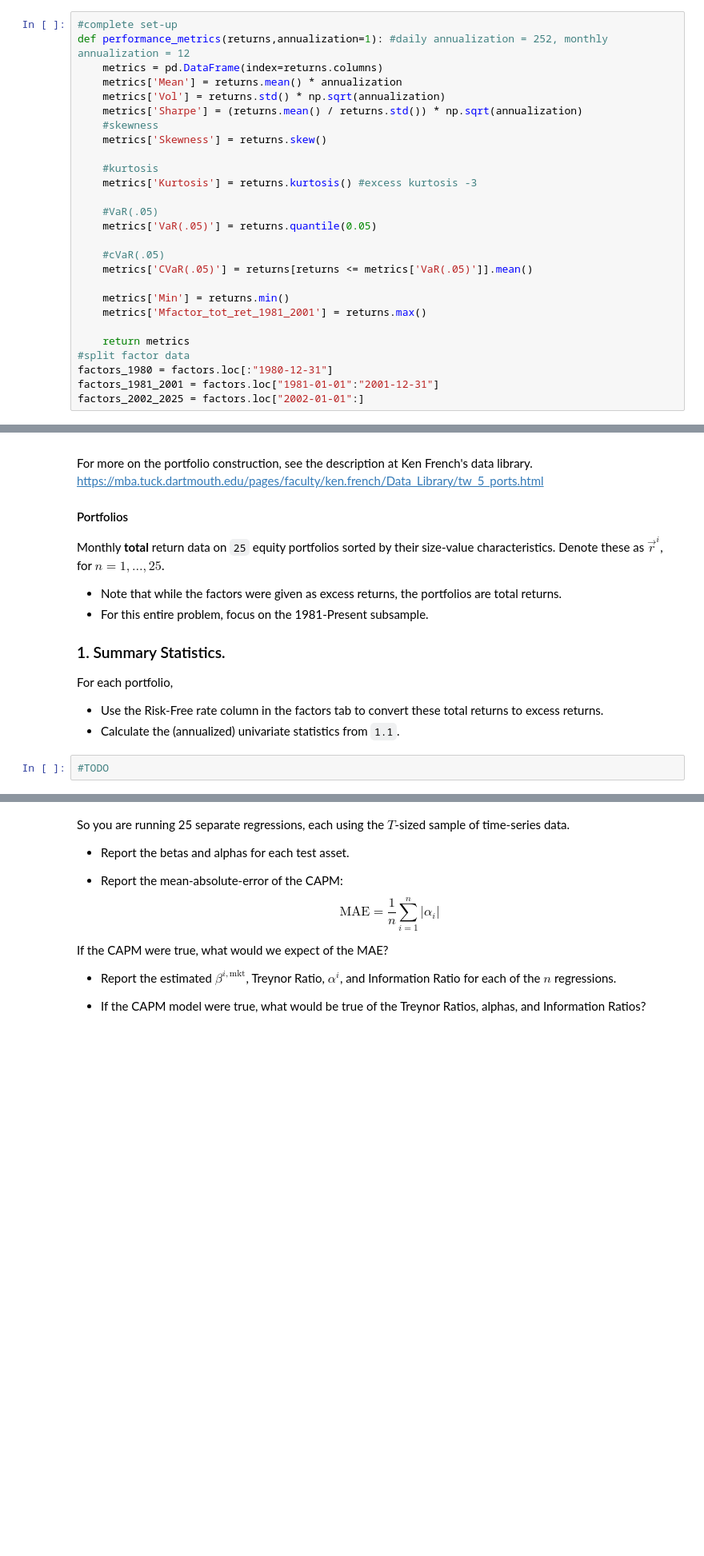
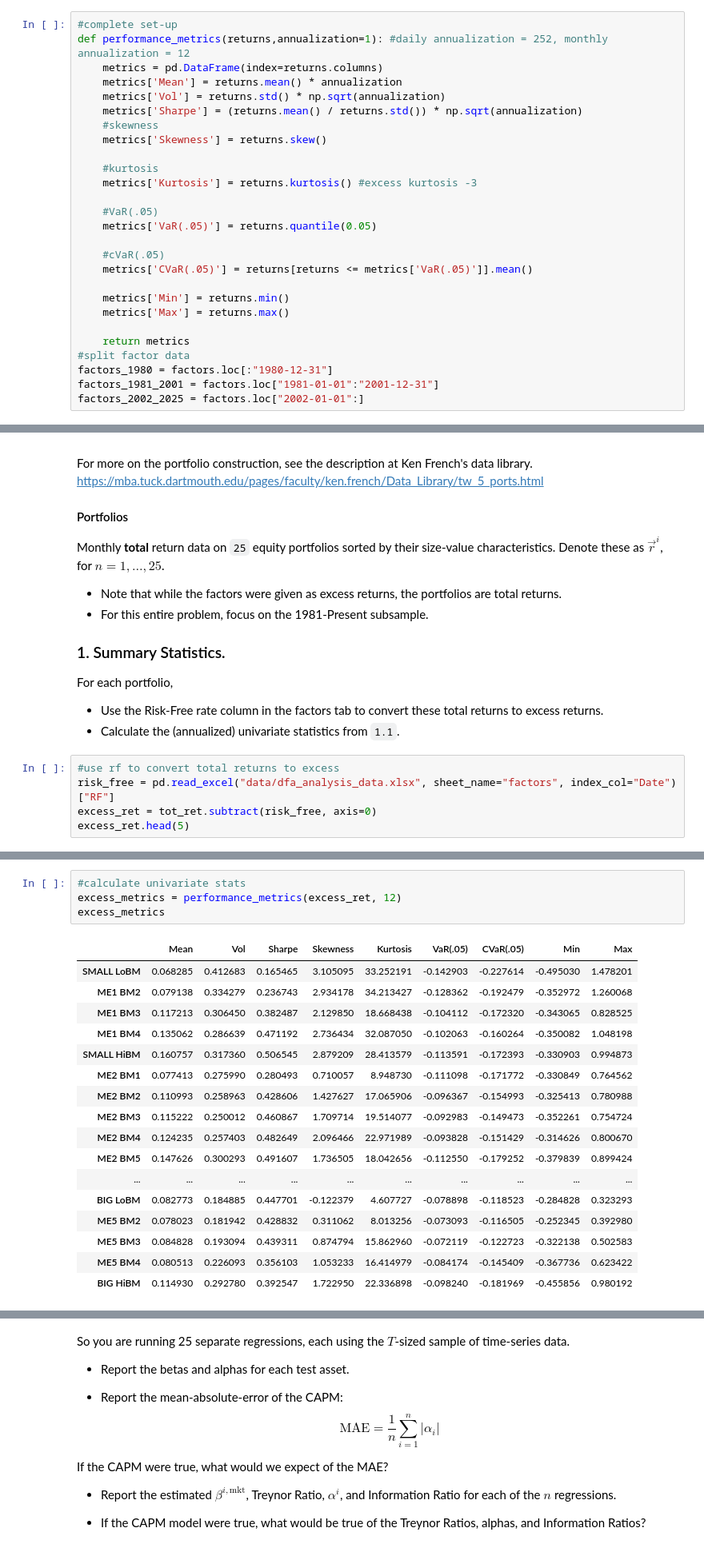
Before and after one commit to amclaugh26/PortfolioHomeworkGroupB, a Jupyter notebook: assignment_4/C.4.0. DFA and Factor Investing.ipynb, the cells around one changed output, grey strips where cells are left out. Shown at 80% size. Drawn from its saved outputs; the diff is of its cells as text; blank space fills up the shorter version.

```diff
--- a/assignment_4/C.4.0. DFA and Factor Investing.ipynb
+++ b/assignment_4/C.4.0. DFA and Factor Investing.ipynb
@@ -91,7 +91,7 @@ def performance_metrics(returns,annualization=1): #daily annualization = 252, mo
     metrics['CVaR(.05)'] = returns[returns <= metrics['VaR(.05)']].mean()
 
     metrics['Min'] = returns.min()
-    metrics['Mfactor_tot_ret_1981_2001'] = returns.max()
+    metrics['Max'] = returns.max()
 
     return metrics
 #split factor data
@@ -241,4 +252,7 @@ For each portfolio,
 - Use the Risk-Free rate column in the factors tab to convert these total returns to excess returns.
 - Calculate the (annualized) univariate statistics from `1.1`.
 # %%
-#TODO
+#use rf to convert total returns to excess
+risk_free = pd.read_excel("data/dfa_analysis_data.xlsx", sheet_name="factors", index_col="Date")["RF"]
+excess_ret = tot_ret.subtract(risk_free, axis=0)
+excess_ret.head(5)
@@ -245,3 +268,25 @@ For each portfolio,
+# %%
+#calculate univariate stats
+excess_metrics = performance_metrics(excess_ret, 12)
+excess_metrics
+# %% [output]
+|  | Mean | Vol | Sharpe | Skewness | Kurtosis | VaR(.05) | CVaR(.05) | Min | Max |
+| SMALL LoBM | 0.068285 | 0.412683 | 0.165465 | 3.105095 | 33.252191 | -0.142903 | -0.227614 | -0.495030 | 1.478201 |
+| ME1 BM2 | 0.079138 | 0.334279 | 0.236743 | 2.934178 | 34.213427 | -0.128362 | -0.192479 | -0.352972 | 1.260068 |
+| ME1 BM3 | 0.117213 | 0.306450 | 0.382487 | 2.129850 | 18.668438 | -0.104112 | -0.172320 | -0.343065 | 0.828525 |
+| ME1 BM4 | 0.135062 | 0.286639 | 0.471192 | 2.736434 | 32.087050 | -0.102063 | -0.160264 | -0.350082 | 1.048198 |
+| SMALL HiBM | 0.160757 | 0.317360 | 0.506545 | 2.879209 | 28.413579 | -0.113591 | -0.172393 | -0.330903 | 0.994873 |
+| ME2 BM1 | 0.077413 | 0.275990 | 0.280493 | 0.710057 | 8.948730 | -0.111098 | -0.171772 | -0.330849 | 0.764562 |
+| ME2 BM2 | 0.110993 | 0.258963 | 0.428606 | 1.427627 | 17.065906 | -0.096367 | -0.154993 | -0.325413 | 0.780988 |
+| ME2 BM3 | 0.115222 | 0.250012 | 0.460867 | 1.709714 | 19.514077 | -0.092983 | -0.149473 | -0.352261 | 0.754724 |
+| ME2 BM4 | 0.124235 | 0.257403 | 0.482649 | 2.096466 | 22.971989 | -0.093828 | -0.151429 | -0.314626 | 0.800670 |
+| ME2 BM5 | 0.147626 | 0.300293 | 0.491607 | 1.736505 | 18.042656 | -0.112550 | -0.179252 | -0.379839 | 0.899424 |
+| ... | ... | ... | ... | ... | ... | ... | ... | ... | ... |
+| BIG LoBM | 0.082773 | 0.184885 | 0.447701 | -0.122379 | 4.607727 | -0.078898 | -0.118523 | -0.284828 | 0.323293 |
+| ME5 BM2 | 0.078023 | 0.181942 | 0.428832 | 0.311062 | 8.013256 | -0.073093 | -0.116505 | -0.252345 | 0.392980 |
+| ME5 BM3 | 0.084828 | 0.193094 | 0.439311 | 0.874794 | 15.862960 | -0.072119 | -0.122723 | -0.322138 | 0.502583 |
+| ME5 BM4 | 0.080513 | 0.226093 | 0.356103 | 1.053233 | 16.414979 | -0.084174 | -0.145409 | -0.367736 | 0.623422 |
+| BIG HiBM | 0.114930 | 0.292780 | 0.392547 | 1.722950 | 22.336898 | -0.098240 | -0.181969 | -0.455856 | 0.980192 |
 # %% [markdown]
 ### 2. CAPM
 
```
Also changed, not shown: parts of 9 cells of this notebook, 3 other files.
